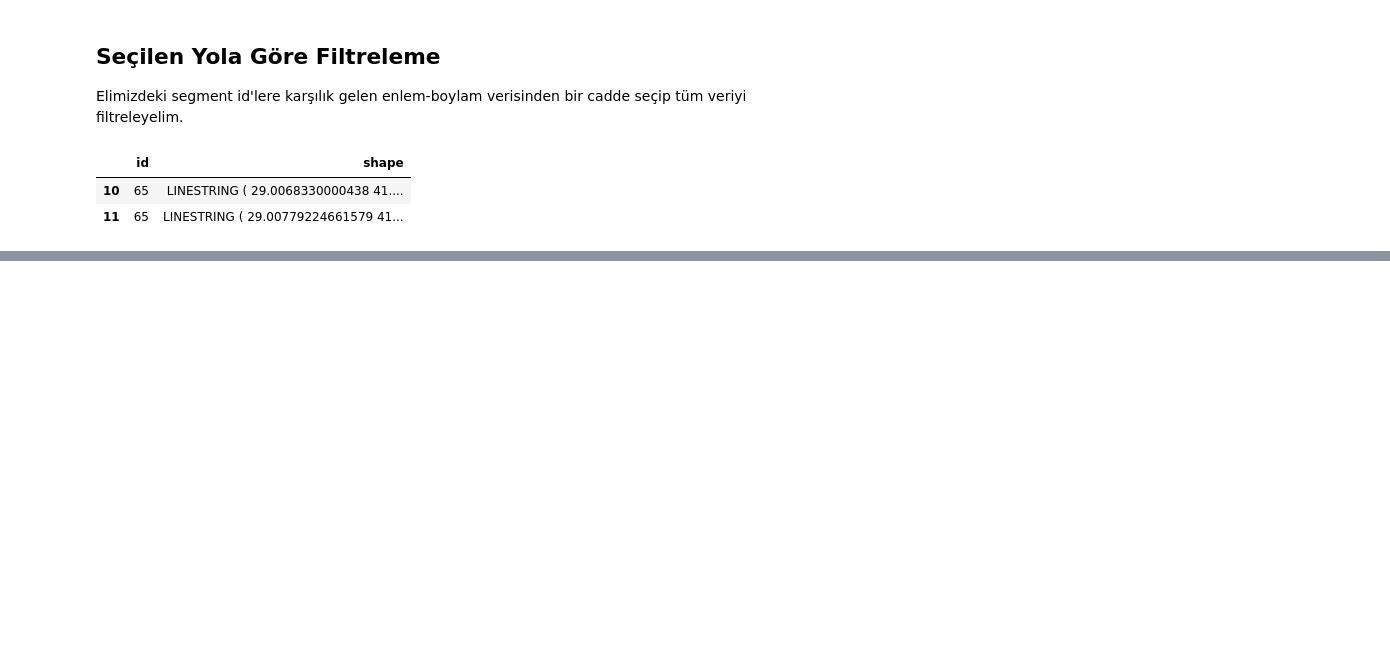
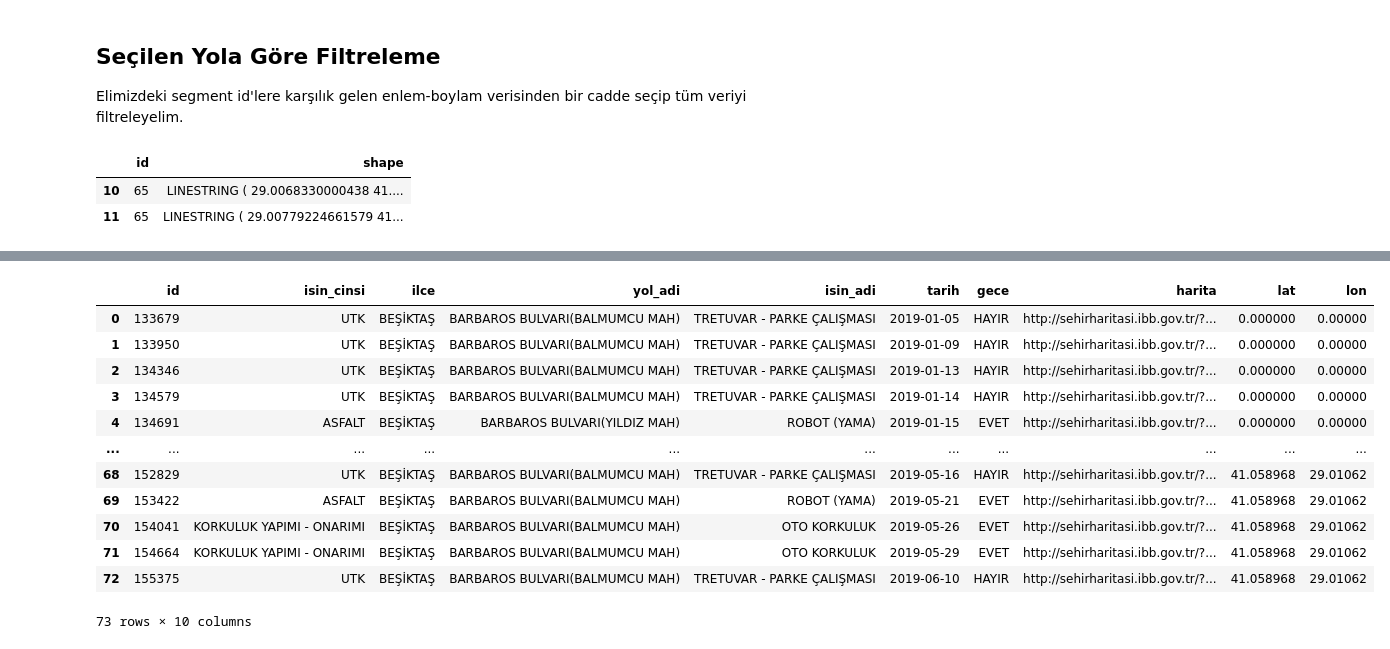
Before and after one commit to mdurmuss/data-engineering-final-project, a Jupyter notebook: main.ipynb, the cells around one changed output, grey strips where cells are left out. Cells and saved outputs as stored; diff of their text form; code cells hidden in the pictures; blank space fills up the shorter version.

```diff
--- a/main.ipynb
+++ b/main.ipynb
@@ -120,0 +127,21 @@ test4.sort_values("fusedHour")
+# %%
+yol_bakim1 = pd.read_csv("./bakim-veri/yol_bakım.csv")
+yol_bakim2 = pd.read_csv("./bakim-veri/yol_bakim_2.csv")
+# %%
+result = pd.concat([yol_bakim1, yol_bakim2])
+result = result.loc[result["ilce"] == "BEŞİKTAŞ"].reset_index(drop=True)
+result.loc[result['yol_adi'].str.contains("BARBAROS")].reset_index(drop=True)
+# %% [output]
+|  | id | isin_cinsi | ilce | yol_adi | isin_adi | tarih | gece | harita | lat | lon |
+| 0 | 133679 | UTK | BEŞİKTAŞ | BARBAROS BULVARI(BALMUMCU MAH) | TRETUVAR - PARKE ÇALIŞMASI | 2019-01-05 | HAYIR | http://sehirharitasi.ibb.gov.tr/?... | 0.000000 | 0.00000 |
+| 1 | 133950 | UTK | BEŞİKTAŞ | BARBAROS BULVARI(BALMUMCU MAH) | TRETUVAR - PARKE ÇALIŞMASI | 2019-01-09 | HAYIR | http://sehirharitasi.ibb.gov.tr/?... | 0.000000 | 0.00000 |
+| 2 | 134346 | UTK | BEŞİKTAŞ | BARBAROS BULVARI(BALMUMCU MAH) | TRETUVAR - PARKE ÇALIŞMASI | 2019-01-13 | HAYIR | http://sehirharitasi.ibb.gov.tr/?... | 0.000000 | 0.00000 |
+| 3 | 134579 | UTK | BEŞİKTAŞ | BARBAROS BULVARI(BALMUMCU MAH) | TRETUVAR - PARKE ÇALIŞMASI | 2019-01-14 | HAYIR | http://sehirharitasi.ibb.gov.tr/?... | 0.000000 | 0.00000 |
+| 4 | 134691 | ASFALT | BEŞİKTAŞ | BARBAROS BULVARI(YILDIZ MAH) | ROBOT (YAMA) | 2019-01-15 | EVET | http://sehirharitasi.ibb.gov.tr/?... | 0.000000 | 0.00000 |
+| ... | ... | ... | ... | ... | ... | ... | ... | ... | ... | ... |
+| 68 | 152829 | UTK | BEŞİKTAŞ | BARBAROS BULVARI(BALMUMCU MAH) | TRETUVAR - PARKE ÇALIŞMASI | 2019-05-16 | HAYIR | http://sehirharitasi.ibb.gov.tr/?... | 41.058968 | 29.01062 |
+| 69 | 153422 | ASFALT | BEŞİKTAŞ | BARBAROS BULVARI(BALMUMCU MAH) | ROBOT (YAMA) | 2019-05-21 | EVET | http://sehirharitasi.ibb.gov.tr/?... | 41.058968 | 29.01062 |
+| 70 | 154041 | KORKULUK YAPIMI - ONARIMI | BEŞİKTAŞ | BARBAROS BULVARI(BALMUMCU MAH) | OTO KORKULUK | 2019-05-26 | EVET | http://sehirharitasi.ibb.gov.tr/?... | 41.058968 | 29.01062 |
+| 71 | 154664 | KORKULUK YAPIMI - ONARIMI | BEŞİKTAŞ | BARBAROS BULVARI(BALMUMCU MAH) | OTO KORKULUK | 2019-05-29 | EVET | http://sehirharitasi.ibb.gov.tr/?... | 41.058968 | 29.01062 |
+| 72 | 155375 | UTK | BEŞİKTAŞ | BARBAROS BULVARI(BALMUMCU MAH) | TRETUVAR - PARKE ÇALIŞMASI | 2019-06-10 | HAYIR | http://sehirharitasi.ibb.gov.tr/?... | 41.058968 | 29.01062 |
+73 rows × 10 columns
```
Also changed, not shown: parts of 2 cells of this notebook.
